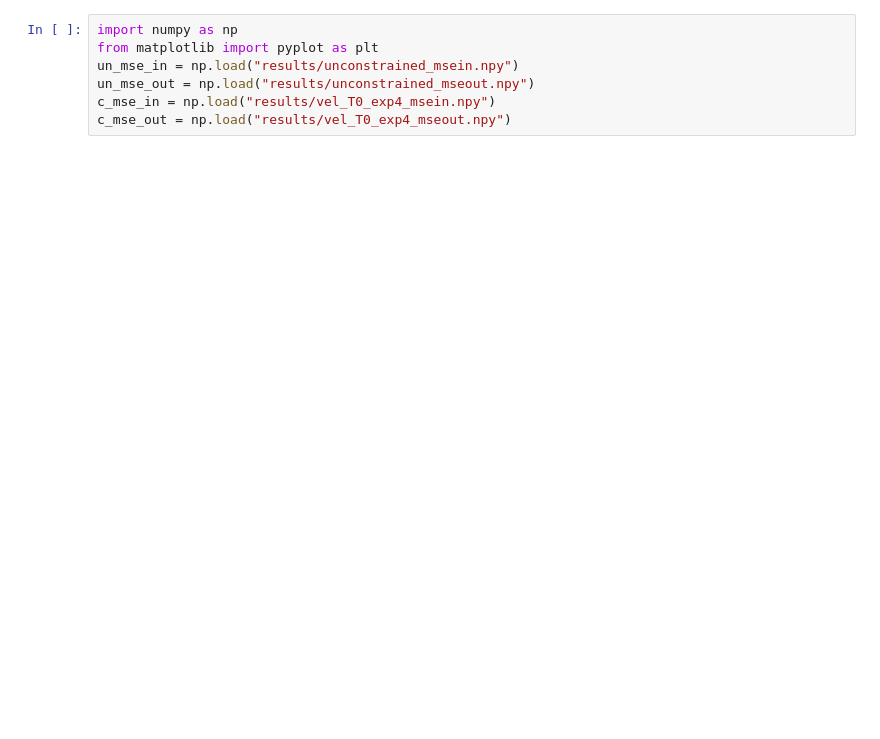
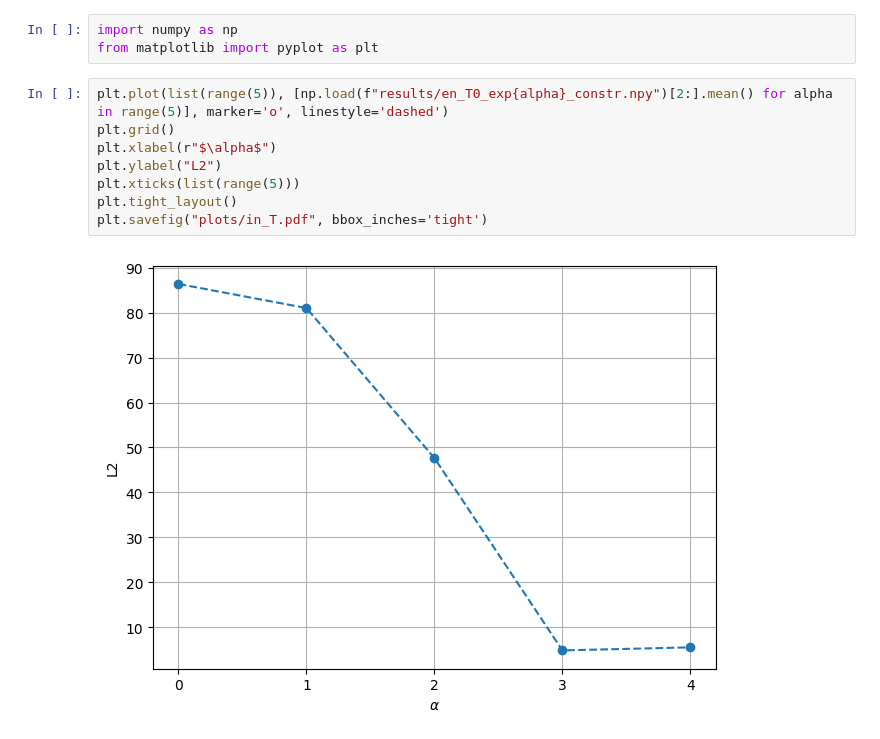
Before and after one commit to jankogler/Constrained-Flow-Matching, a Jupyter notebook: double_pendulum/plotting.ipynb, the cells around one changed output. Drawn from its saved outputs; the diff is of its cells as text; blank space fills up the shorter version.

Commit message:
fast constraints

```diff
--- a/double_pendulum/plotting.ipynb
+++ b/double_pendulum/plotting.ipynb
@@ -1,7 +1,13 @@
 # %%
 import numpy as np
 from matplotlib import pyplot as plt
-un_mse_in = np.load("results/unconstrained_msein.npy")
-un_mse_out = np.load("results/unconstrained_mseout.npy")
-c_mse_in = np.load("results/vel_T0_exp4_msein.npy")
-c_mse_out = np.load("results/vel_T0_exp4_mseout.npy")
+# %%
+plt.plot(list(range(5)), [np.load(f"results/en_T0_exp{alpha}_constr.npy")[2:].mean() for alpha in range(5)], marker='o', linestyle='dashed')
+plt.grid()
+plt.xlabel(r"$\alpha$")
+plt.ylabel("L2")
+plt.xticks(list(range(5)))
+plt.tight_layout()
+plt.savefig("plots/in_T.pdf", bbox_inches='tight')
+# %% [output]
+[figure, added]
```
Also changed, not shown: parts of 6 cells of this notebook, 3 other files.
